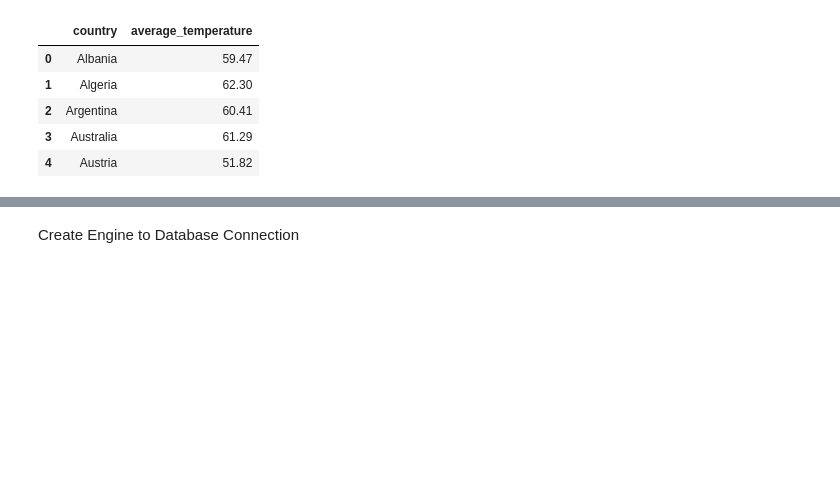
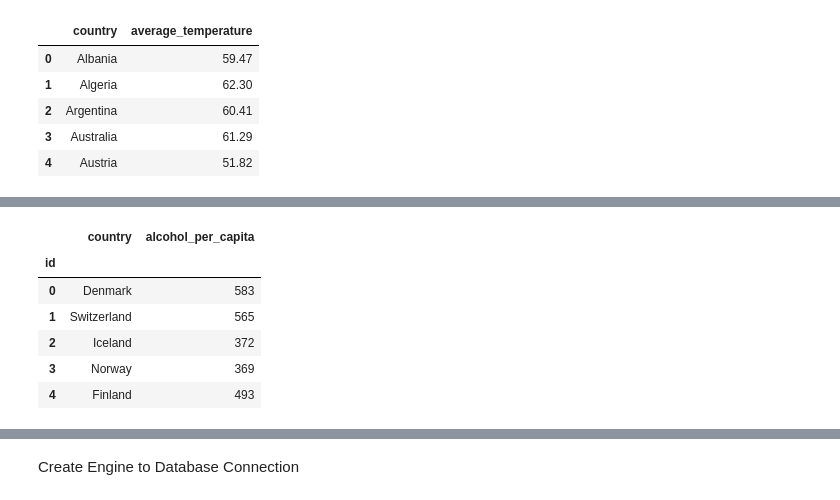
Before and after one commit to shadeetabasi/etl_project, a Jupyter notebook: final_code.ipynb, the cells around one changed output, grey strips where cells are left out. Drawn from its saved outputs; the diff is of its cells as text; code cells hidden in the pictures; blank space fills up the shorter version.

```diff
--- a/final_code.ipynb
+++ b/final_code.ipynb
@@ -41,3 +43,7 @@ temp_df.head()
 | 2 | Argentina | 60.41 |
 | 3 | Australia | 61.29 |
 | 4 | Austria | 51.82 |
+# %%
+alcohol_df = pd.read_csv(alcohol_file)
+
+alcohol_df.head()
@@ -43,0 +57,14 @@ temp_df.head()
+# %%
+alcohol_df.columns = ["country", "alcohol_per_capita"]
+
+alcohol_df.index.name = "id"
+
+alcohol_df.head()
+# %% [output]
+|  | country | alcohol_per_capita |
+| id |  |  |
+| 0 | Denmark | 583 |
+| 1 | Switzerland | 565 |
+| 2 | Iceland | 372 |
+| 3 | Norway | 369 |
+| 4 | Finland | 493 |
```
Also changed, not shown: parts of 8 cells of this notebook, 2 other files.
